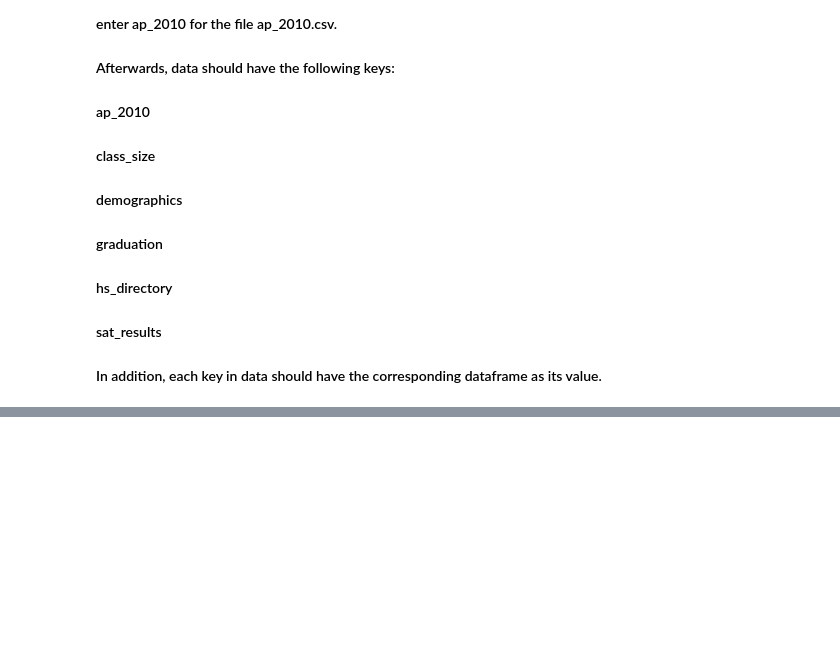
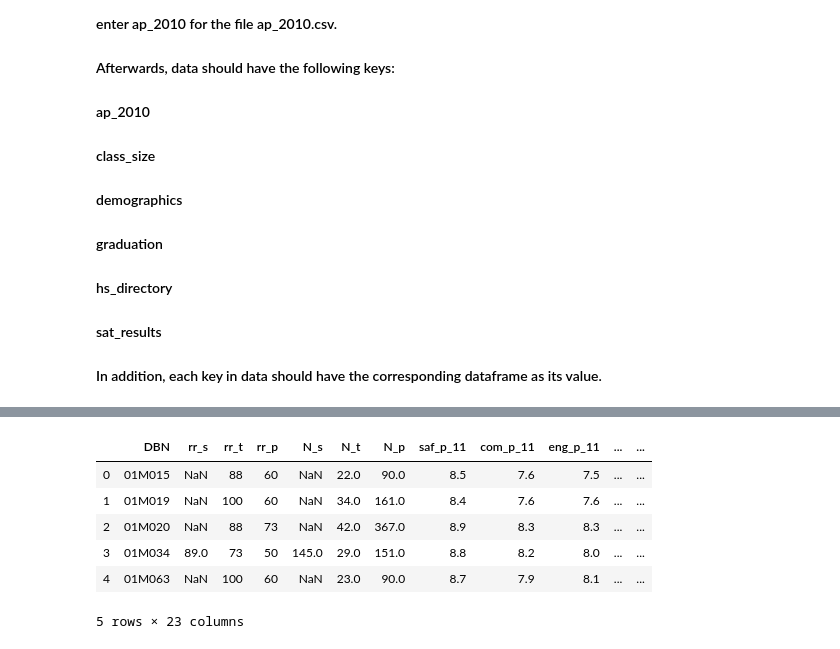
Before and after one commit to ebenebe/Data-Cleaning-Walkthrough_NYC_SAT_Scores, a Jupyter notebook: Data Cleaning Walkthrough_NYC_SAT_Scores-checkpoint.ipynb, the cells around one changed output, grey strips where cells are left out. Drawn from its saved outputs; the diff is of its cells as text; code cells hidden in the pictures; blank space fills up the shorter version.

```diff
--- a/Data Cleaning Walkthrough_NYC_SAT_Scores-checkpoint.ipynb
+++ b/Data Cleaning Walkthrough_NYC_SAT_Scores-checkpoint.ipynb
@@ -34,0 +89,9 @@ for f in data_files:
+# %%
+# reading survey_all.txt and survey_d75.txt files into Dataframes
+all_survey = pd.read_csv("C:/Users/STELLAS MFB IT/Desktop/p/schools/survey_all.txt",delimiter = "\t",encoding = "windows-1252")
+d75_survey = pd.read_csv("C:/Users/STELLAS MFB IT/Desktop/p/schools/survey_d75.txt",delimiter = "\t",encoding = "windows-1252")
+# %%
+# combining the two files into a single dataframe.
+survey = pd.concat([all_survey,d75_survey],axis = 0,sort = True)
+# display 5 rows of the combined file
+survey.head()
@@ -34,0 +113,46 @@ for f in data_files:
+# %%
+# create a new column called 'DBN' and copy column 'dbn' into it
+survey['DBN'] = survey['dbn']
+
+# create a list of the columns to filter
+survey_fields = [
+    "DBN",
+    "rr_s",
+    "rr_t",
+    "rr_p",
+    "N_s",
+    "N_t",
+    "N_p",
+    "saf_p_11",
+    "com_p_11",
+    "eng_p_11",
+    "aca_p_11",
+    "saf_t_11",
+    "com_t_11",
+    "eng_t_11",
+    "aca_t_11",
+    "saf_s_11",
+    "com_s_11",
+    "eng_s_11",
+    "aca_s_11",
+    "saf_tot_11",
+    "com_tot_11",
+    "eng_tot_11",
+    "aca_tot_11",
+]
+
+# filter the columns
+survey = survey.loc[:,survey_fields]
+
+# add the filtered data to the data dictionary
+data["survey"] = survey
+
+survey.head()
+# %% [output]
+|  | DBN | rr_s | rr_t | rr_p | N_s | N_t | N_p | saf_p_11 | com_p_11 | eng_p_11 | ... | ... |
+| 0 | 01M015 | NaN | 88 | 60 | NaN | 22.0 | 90.0 | 8.5 | 7.6 | 7.5 | ... | ... |
+| 1 | 01M019 | NaN | 100 | 60 | NaN | 34.0 | 161.0 | 8.4 | 7.6 | 7.6 | ... | ... |
+| 2 | 01M020 | NaN | 88 | 73 | NaN | 42.0 | 367.0 | 8.9 | 8.3 | 8.3 | ... | ... |
+| 3 | 01M034 | 89.0 | 73 | 50 | 145.0 | 29.0 | 151.0 | 8.8 | 8.2 | 8.0 | ... | ... |
+| 4 | 01M063 | NaN | 100 | 60 | NaN | 23.0 | 90.0 | 8.7 | 7.9 | 8.1 | ... | ... |
+5 rows × 23 columns
```
Also changed, not shown: parts of 10 cells of this notebook.
